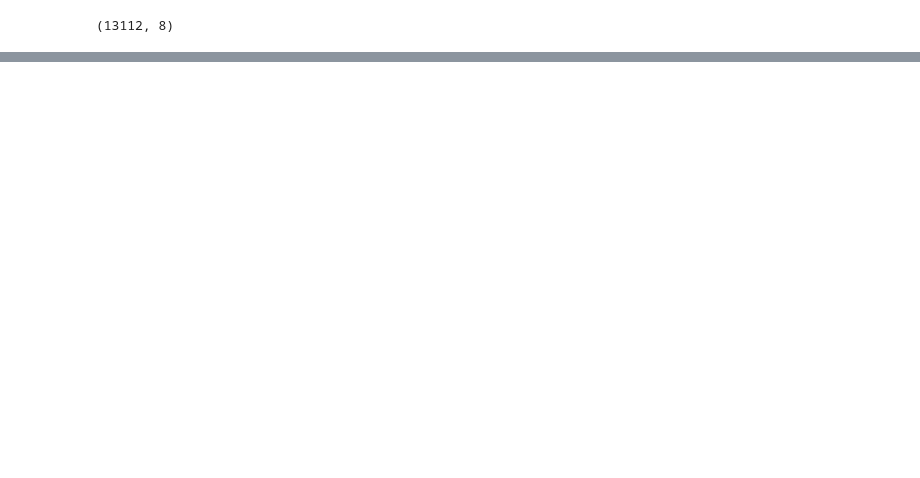
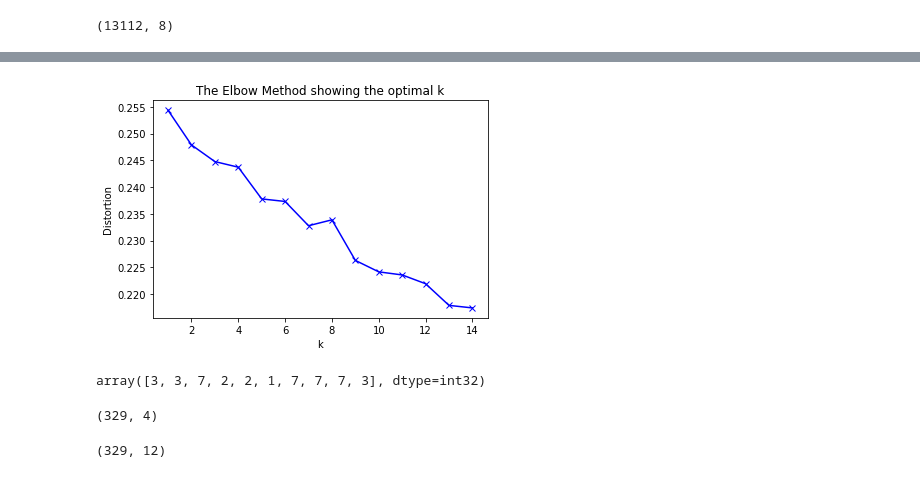
Before and after one commit to sudhirc3/ml, a Jupyter notebook: coursera/CapstoneFinalProject.ipynb, the cells around one changed output, grey strips where cells are left out. Cells and saved outputs as stored; diff of their text form; code cells hidden in the pictures; blank space fills up the shorter version.

```diff
--- a/coursera/CapstoneFinalProject.ipynb
+++ b/coursera/CapstoneFinalProject.ipynb
@@ -774,0 +828,5 @@ nyc_sfo_venues.shape
+# %%
+# add city and neighborhood column back to dataframe
+nyc_sfo_onehot['Neighborhood'] = nyc_sfo_venues['Neighborhood']
+nyc_sfo_onehot['City'] = nyc_sfo_venues['City']
+nyc_sfo_onehot.head()
@@ -774,0 +841,5 @@ nyc_sfo_venues.shape
+# %%
+# move neighborhood column to the first column
+fixed_columns = ['City','Neighborhood'] + list(nyc_sfo_onehot.columns[:-2])
+nyc_sfo_onehot = nyc_sfo_onehot[fixed_columns]
+nyc_sfo_onehot.head()
@@ -774,0 +858,3 @@ nyc_sfo_venues.shape
+# %%
+nyc_sfo_grouped = nyc_sfo_onehot.groupby(['City','Neighborhood']).mean().reset_index()
+nyc_sfo_grouped.head(20)
@@ -774,0 +1004,5 @@ nyc_sfo_venues.shape
+# %%
+# start clustering
+
+nyc_sfo_grouped_clustering = nyc_sfo_grouped.drop(['City','Neighborhood'], axis=1)
+nyc_sfo_grouped_clustering.head()
@@ -774,0 +1017,37 @@ nyc_sfo_venues.shape
+# %%
+# Lets try Elbow method to see if we can find optimal number of clusters to use
+
+distortions = []
+K = range(1,15)
+X = nyc_sfo_grouped_clustering
+for k in K:
+    kmeanModel = KMeans(n_clusters=k, random_state=0)
+    kmeanModel.fit(X)
+    distortions.append(sum(np.min(cdist(X, kmeanModel.cluster_centers_, 'euclidean'), axis=1)) / X.shape[0])
+
+# Plot the elbow
+plt.plot(K, distortions, 'bx-')
+plt.xlabel('k')
+plt.ylabel('Distortion')
+plt.title('The Elbow Method showing the optimal k')
+plt.show()
+# %% [output]
+[figure, added]
+# %%
+kclusters = 9
+
+# run k-means clustering
+kmeans = KMeans(n_clusters=kclusters, random_state=0).fit(nyc_sfo_grouped_clustering)
+
+# check labels created
+kmeans.labels_[0:10]
+# %% [output]
+array([3, 3, 7, 2, 2, 1, 7, 7, 7, 3], dtype=int32)
+# %%
+df.shape
+# %% [output]
+(329, 4)
+# %%
+neighborhoods_venues_sorted.shape
+# %% [output]
+(329, 12)
```
Also changed, not shown: parts of 41 cells of this notebook.
